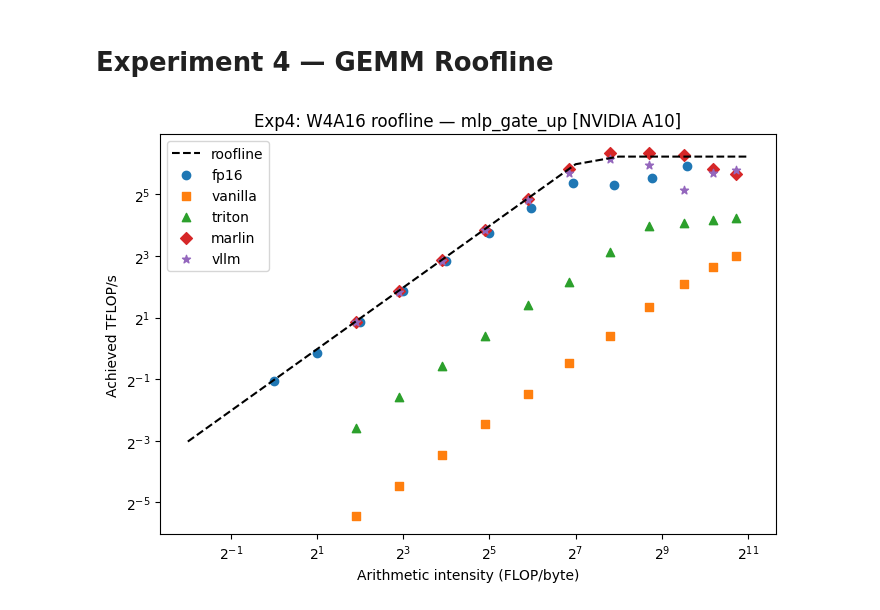
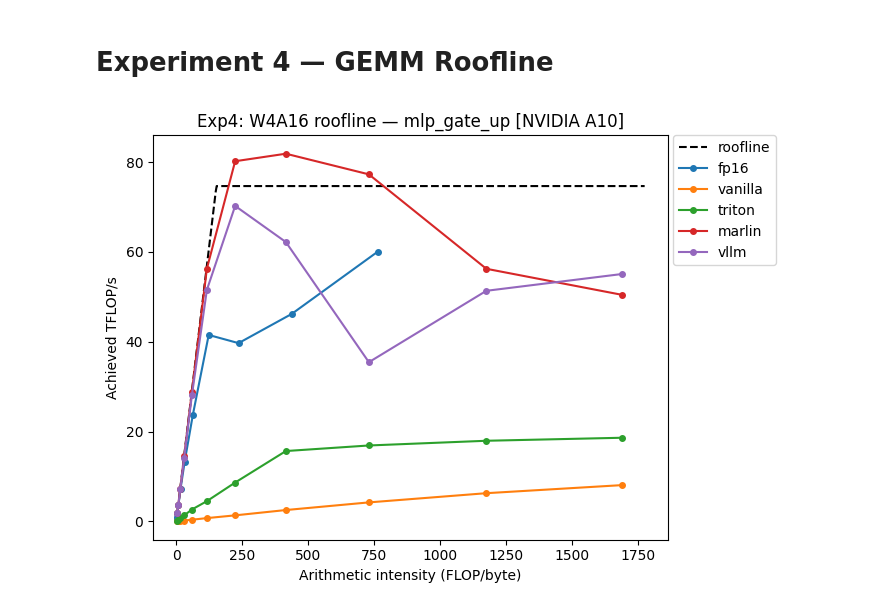
Before and after one commit to QuangHPV/mlsys-awq, a Jupyter notebook: analysis.ipynb, the cells around one changed output. Drawn from its saved outputs; the diff is of its cells as text; code cells hidden in the pictures.

```diff
--- a/analysis.ipynb
+++ b/analysis.ipynb
@@ -166,40 +278,40 @@ display(_style(df))
 # Experiment 4 — GEMM Roofline
 # %%
 import json
+import numpy as np
 import matplotlib.pyplot as plt
 
 exp4 = json.load(open("results/exp4.json"))
 
 def plot_roofline(results, mode="scatter", shape="mlp_gate_up"):
     peak_tflops = results["hardware"]["peak_tflops_fp16"]
     peak_bw     = results["hardware"]["peak_bw_gbps"]
+    all_intensities = [r["intensity"] for r in results["gemm_roofline"] if r["shape"] == shape]
+    x_max = max(all_intensities) * 1.05 if all_intensities else 2000
+    xs = np.linspace(0, x_max, 500)
     fig, ax = plt.subplots(figsize=(7, 5))
-    xs = [2 ** i for i in range(-2, 12)]
     ax.plot(xs, [min(peak_tflops, peak_bw * x / 1e3) for x in xs], "k--", label="roofline")
     markers = {"fp16": "o", "vanilla": "s", "triton": "^", "marlin": "D", "vllm": "*"}
     colors  = {"fp16": "C0", "vanilla": "C1", "triton": "C2", "marlin": "C3", "vllm": "C4"}
     for kname in markers:
         pts = sorted(
             [(r["intensity"], r["tflops"]) for r in results["gemm_roofline"]
              if r["kernel"] == kname and r["shape"] == shape],
             key=lambda p: p[0],
         )
         if not pts: continue
         xs_k, ys_k = zip(*pts)
         if mode == "line":
             ax.plot(xs_k, ys_k, marker="o", markersize=4, color=colors[kname], label=kname)
         else:
-            ax.scatter(xs_k, ys_k, marker=markers[kname], color=colors[kname], label=kname)
-    ax.set_xscale("log", base=2)
-    ax.set_yscale("log", base=2)
+            ax.scatter(xs_k, ys_k, marker=markers[kname], s=5, color=colors[kname], label=kname)
     ax.set_xlabel("Arithmetic intensity (FLOP/byte)")
     ax.set_ylabel("Achieved TFLOP/s")
     ax.set_title(f"Exp4: W4A16 roofline — {shape} [{results['hardware']['device']}]")
-    ax.legend()
+    ax.legend(loc="upper left", bbox_to_anchor=(1.01, 1), borderaxespad=0)
     plt.tight_layout()
     plt.show()
 
-# mode="line" connects M-sweep points with colored lines instead of isolated dots
-plot_roofline(exp4, mode="scatter")
+plot_roofline(exp4, mode="line")
 # %% [output]
-[figure, old version]
+[figure, new version]
```
Also changed, not shown: parts of 5 cells of this notebook, 12 other files.
